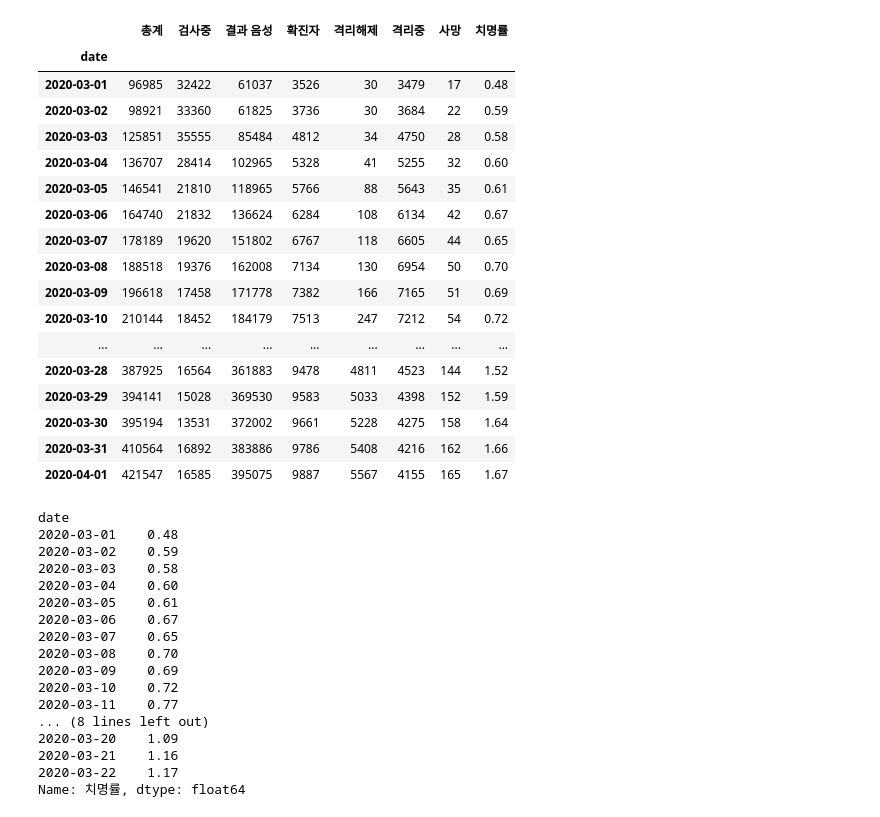
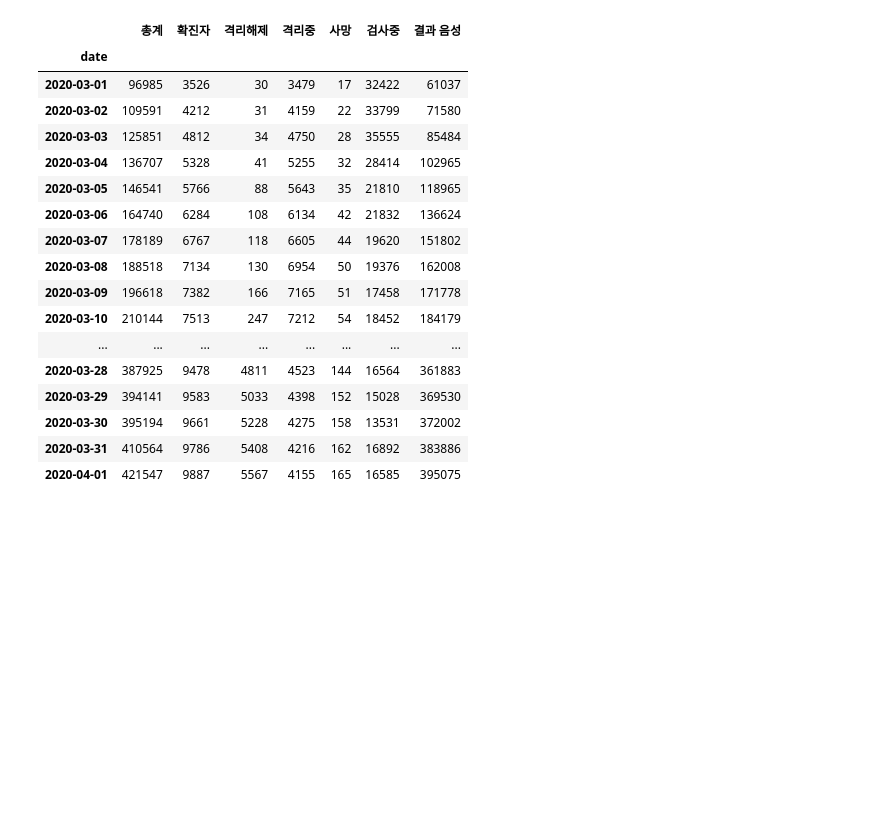
Before and after one commit to fokenr123/paullab-project, a Jupyter notebook: 6일차_2.ipynb, the cells around one changed output. Saved outputs shown, nothing was run; the diff lists cells and outputs as text; code cells hidden in the pictures; blank space fills up the shorter version.

```diff
--- a/6일차_2.ipynb
+++ b/6일차_2.ipynb
@@ -34,43 +37,23 @@ fig.show()
-# %%
-data["치명률"] = round(data.iloc[:,6]/data.iloc[:,3]*100, 2)
-data
-# %% [output]
-|  | 총계 | 검사중 | 결과 음성 | 확진자 | 격리해제 | 격리중 | 사망 | 치명률 |
-| date |  |  |  |  |  |  |  |  |
-| 2020-03-01 | 96985 | 32422 | 61037 | 3526 | 30 | 3479 | 17 | 0.48 |
-| 2020-03-02 | 98921 | 33360 | 61825 | 3736 | 30 | 3684 | 22 | 0.59 |
-| 2020-03-03 | 125851 | 35555 | 85484 | 4812 | 34 | 4750 | 28 | 0.58 |
-| 2020-03-04 | 136707 | 28414 | 102965 | 5328 | 41 | 5255 | 32 | 0.60 |
-| 2020-03-05 | 146541 | 21810 | 118965 | 5766 | 88 | 5643 | 35 | 0.61 |
-| 2020-03-06 | 164740 | 21832 | 136624 | 6284 | 108 | 6134 | 42 | 0.67 |
-| 2020-03-07 | 178189 | 19620 | 151802 | 6767 | 118 | 6605 | 44 | 0.65 |
-| 2020-03-08 | 188518 | 19376 | 162008 | 7134 | 130 | 6954 | 50 | 0.70 |
-| 2020-03-09 | 196618 | 17458 | 171778 | 7382 | 166 | 7165 | 51 | 0.69 |
-| 2020-03-10 | 210144 | 18452 | 184179 | 7513 | 247 | 7212 | 54 | 0.72 |
-| ... | ... | ... | ... | ... | ... | ... | ... | ... |
-| 2020-03-28 | 387925 | 16564 | 361883 | 9478 | 4811 | 4523 | 144 | 1.52 |
-| 2020-03-29 | 394141 | 15028 | 369530 | 9583 | 5033 | 4398 | 152 | 1.59 |
-| 2020-03-30 | 395194 | 13531 | 372002 | 9661 | 5228 | 4275 | 158 | 1.64 |
-| 2020-03-31 | 410564 | 16892 | 383886 | 9786 | 5408 | 4216 | 162 | 1.66 |
-| 2020-04-01 | 421547 | 16585 | 395075 | 9887 | 5567 | 4155 | 165 | 1.67 |
-# %%
-death = data["치명률"]
-death
-# %% [output]
-date
-2020-03-01    0.48
-2020-03-02    0.59
-2020-03-03    0.58
-2020-03-04    0.60
-2020-03-05    0.61
-2020-03-06    0.67
-2020-03-07    0.65
-2020-03-08    0.70
-2020-03-09    0.69
-2020-03-10    0.72
-2020-03-11    0.77
-... (8 lines left out)
-2020-03-20    1.09
-2020-03-21    1.16
-2020-03-22    1.17
-Name: 치명률, dtype: float64
+# %%
+# 데이터 복제
+d = df.copy()
+d
+# %% [output]
+|  | 총계 | 확진자 | 격리해제 | 격리중 | 사망 | 검사중 | 결과 음성 |
+| date |  |  |  |  |  |  |  |
+| 2020-03-01 | 96985 | 3526 | 30 | 3479 | 17 | 32422 | 61037 |
+| 2020-03-02 | 109591 | 4212 | 31 | 4159 | 22 | 33799 | 71580 |
+| 2020-03-03 | 125851 | 4812 | 34 | 4750 | 28 | 35555 | 85484 |
+| 2020-03-04 | 136707 | 5328 | 41 | 5255 | 32 | 28414 | 102965 |
+| 2020-03-05 | 146541 | 5766 | 88 | 5643 | 35 | 21810 | 118965 |
+| 2020-03-06 | 164740 | 6284 | 108 | 6134 | 42 | 21832 | 136624 |
+| 2020-03-07 | 178189 | 6767 | 118 | 6605 | 44 | 19620 | 151802 |
+| 2020-03-08 | 188518 | 7134 | 130 | 6954 | 50 | 19376 | 162008 |
+| 2020-03-09 | 196618 | 7382 | 166 | 7165 | 51 | 17458 | 171778 |
+| 2020-03-10 | 210144 | 7513 | 247 | 7212 | 54 | 18452 | 184179 |
+| ... | ... | ... | ... | ... | ... | ... | ... |
+| 2020-03-28 | 387925 | 9478 | 4811 | 4523 | 144 | 16564 | 361883 |
+| 2020-03-29 | 394141 | 9583 | 5033 | 4398 | 152 | 15028 | 369530 |
+| 2020-03-30 | 395194 | 9661 | 5228 | 4275 | 158 | 13531 | 372002 |
+| 2020-03-31 | 410564 | 9786 | 5408 | 4216 | 162 | 16892 | 383886 |
+| 2020-04-01 | 421547 | 9887 | 5567 | 4155 | 165 | 16585 | 395075 |
```
Also changed, not shown: parts of 14 cells of this notebook, 1 other file.
